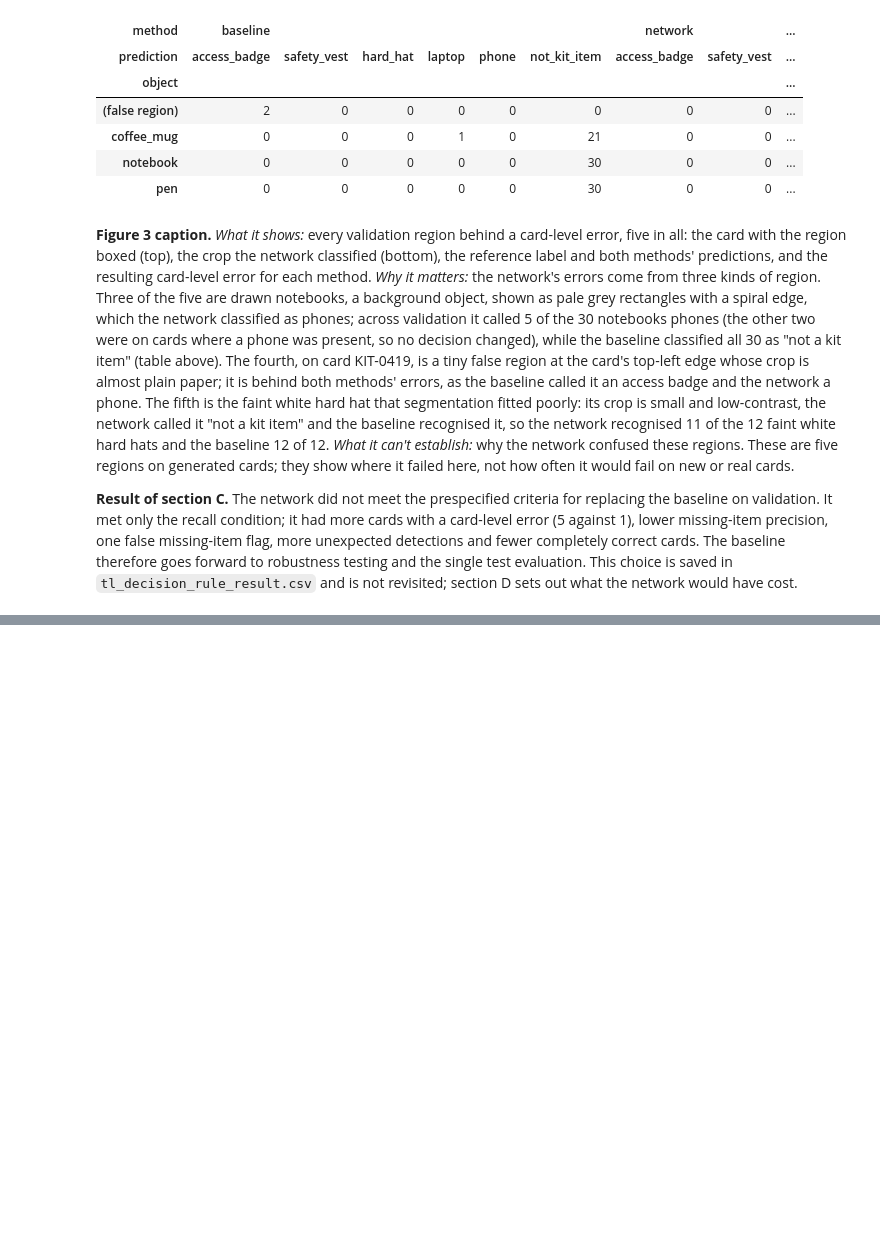
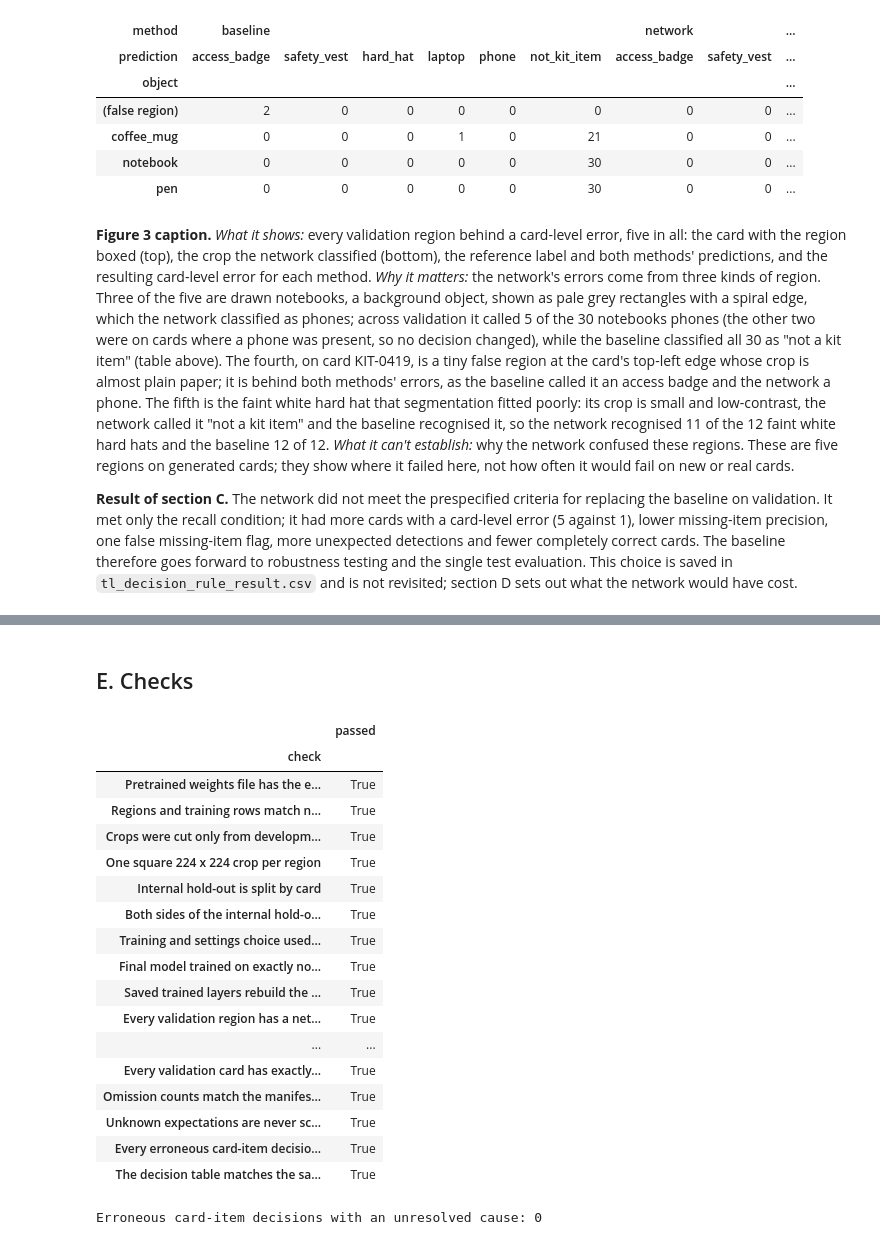
Before and after one commit to isabellemclean1001-blip/AIDA_Izzy_HR_Onboarding_Project-review, a Jupyter notebook: AIDA-2154/final-project/analysis/04_transfer_learning.ipynb, the cells around one changed output, grey strips where cells are left out. Drawn from its saved outputs; the diff is of its cells as text; code cells hidden in the pictures; blank space fills up the shorter version.

Commit message:
AIDA 2154 final project: notebook 04 complete, costs, checks, summary, outputs and figures; README section for reproducing notebook 04 (data v2)

```diff
--- a/AIDA-2154/final-project/analysis/04_transfer_learning.ipynb
+++ b/AIDA-2154/final-project/analysis/04_transfer_learning.ipynb
@@ -809,0 +880,72 @@ Background objects and false regions on validation, by how each method classifie
+# %% [markdown]
+## E. Checks
+# %%
+dev_card_ids = set(manifest.loc[manifest["split"].isin(DEV_SPLITS), "card_id"])
+test_card_ids = set(manifest.loc[~manifest["split"].isin(DEV_SPLITS), "card_id"])
+cropped_cards = set(regions["card_id"])                             # crops were cut only for these cards
+fit_cards = set(data.loc[fit_rows, "card_id"])
+hold_cards = set(data.loc[hold_rows, "card_id"])
+saved_rule = pd.read_csv(RULE_PATH, index_col=0, dtype=str, keep_default_na=False)
+error_keys = {m: set(map(tuple, d.loc[d["outcome"].isin(ERRORS), ["card_id", "item"]].to_numpy())) for m, d in decisions.items()}
+listed_keys = {m: set(map(tuple, error_causes.loc[error_causes["method"] == m, ["card_id", "item"]].to_numpy())) for m in decisions}
+unresolved = int((error_causes["causes"] == "unresolved").sum())
+
+checks = pd.Series({
+    "Pretrained weights file has the expected checksum": sha(weights_file) == WEIGHTS_SHA256,
+    "Regions and training rows match notebook 03's fingerprints":
+        sha(OUTPUT_DIR / "regions_dev.csv") == baseline_settings["regions_dev_sha256"]
+        and sha(OUTPUT_DIR / "classifier_training_regions.csv") == baseline_settings["training_regions_sha256"],
+    "Crops were cut only from development cards (no test card)":
+        cropped_cards <= dev_card_ids and not (cropped_cards & test_card_ids),
+    "One square 224 x 224 crop per region": crops.shape == (len(regions), CROP_SIZE, CROP_SIZE, 3),
+    "Internal hold-out is split by card": fit_cards.isdisjoint(hold_cards),
+    "Both sides of the internal hold-out contain every class":
+        all(set(data.loc[rows, "reference"]) == set(CLASSES) for rows in [fit_rows, hold_rows]),
+    "Training and settings choice used training cards only":
+        (data.loc[np.concatenate([fit_rows, hold_rows, train_rows]), "split"] == "train").all()
+        and (fit_cards | hold_cards) <= set(train_cards),
+    "Final model trained on exactly notebook 03's 916 training regions": len(train_rows) == 916
+        and set(map(tuple, data.loc[train_rows, key].to_numpy())) == set(map(tuple, training_regions[key].to_numpy())),
+    "Saved trained layers rebuild the model exactly": RECONSTRUCTED,
+    "Every validation region has a network prediction": len(val) == n_val and val["network"].isin(CLASSES).all(),
+    "The decision rule reproduces notebook 03's baseline decisions": RULE_REPRODUCED,
+    "The summary reproduces notebook 03's baseline summary": SUMMARY_REPRODUCED,
+    "Baseline present-item recognition matches notebook 03": RECOGNITION_REPRODUCED,
+    "Every validation card has exactly one decision for each item, for both methods":
+        all(len(d) == len(val_cards) * len(ITEMS) and not d.duplicated(["card_id", "item"]).any()
+            and set(zip(d["card_id"], d["item"])) == {(c, i) for c in val_cards["card_id"] for i in ITEMS}
+            for d in decisions.values()),
+    "Omission counts match the manifest, for both methods":
+        all(int(d["outcome"].isin(["correct_missing_flag", "missed_omission"]).sum())
+            == int(val_cards[[f"omitted_{i}" for i in ITEMS]].to_numpy().sum()) for d in decisions.values()),
+    "Unknown expectations are never scored, for both methods":
+        all((d.loc[~d["known"], "outcome"] == "needs_review").all() for d in decisions.values()),
+    "Every erroneous card-item decision appears in the error table, for both methods":
+        all(error_keys[m] == listed_keys[m] for m in decisions) and len(error_causes) == sum(map(len, error_keys.values())),
+    "The decision table matches the saved result": saved_rule.equals(rule.astype(str)),
+}, name="passed")
+checks.index.name = "check"
+checks.to_csv(OUTPUT_DIR / "checks_04.csv")
+display(checks.to_frame())
+print(f"Erroneous card-item decisions with an unresolved cause: {unresolved}")
+assert checks.all(), "A check failed"
+# %% [output]
+|  | passed |
+| check |  |
+| Pretrained weights file has the e... | True |
+| Regions and training rows match n... | True |
+| Crops were cut only from developm... | True |
+| One square 224 x 224 crop per region | True |
+| Internal hold-out is split by card | True |
+| Both sides of the internal hold-o... | True |
+| Training and settings choice used... | True |
+| Final model trained on exactly no... | True |
+| Saved trained layers rebuild the ... | True |
+| Every validation region has a net... | True |
+| ... | ... |
+| Every validation card has exactly... | True |
+| Omission counts match the manifes... | True |
+| Unknown expectations are never sc... | True |
+| Every erroneous card-item decisio... | True |
+| The decision table matches the sa... | True |
+Erroneous card-item decisions with an unresolved cause: 0
```
Also changed, not shown: parts of 7 cells of this notebook, 22 other files.
